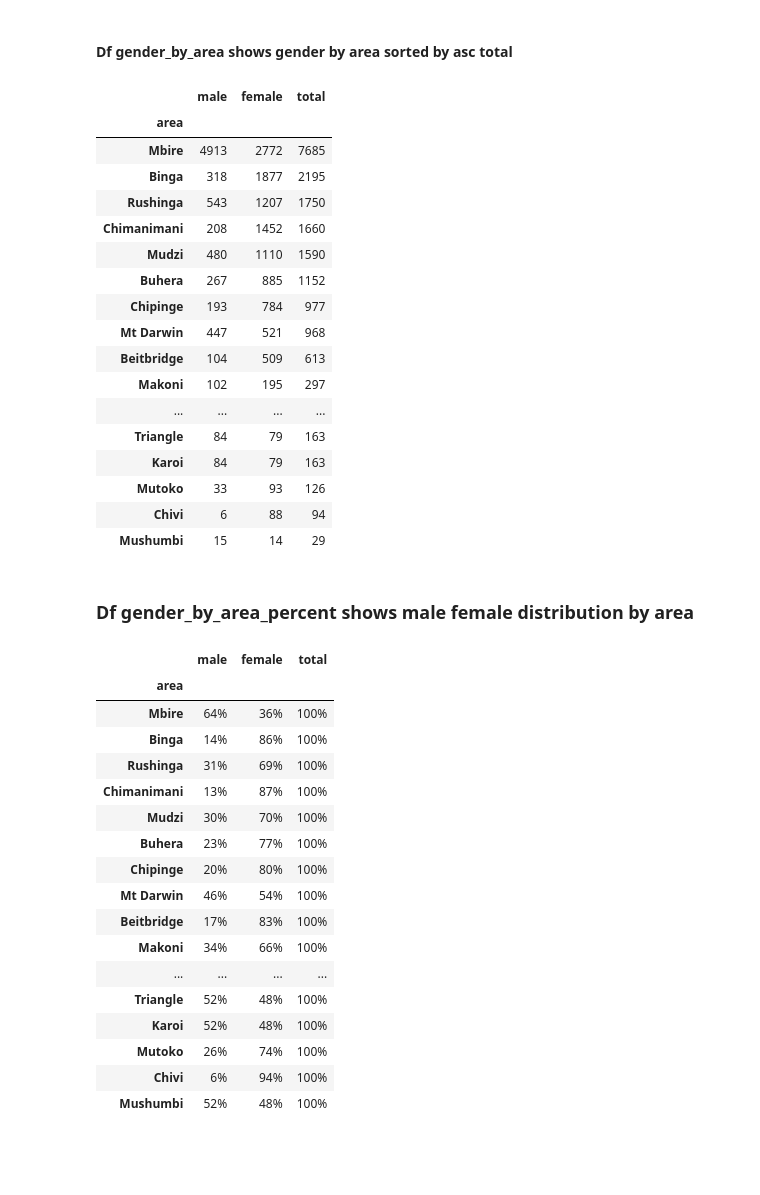
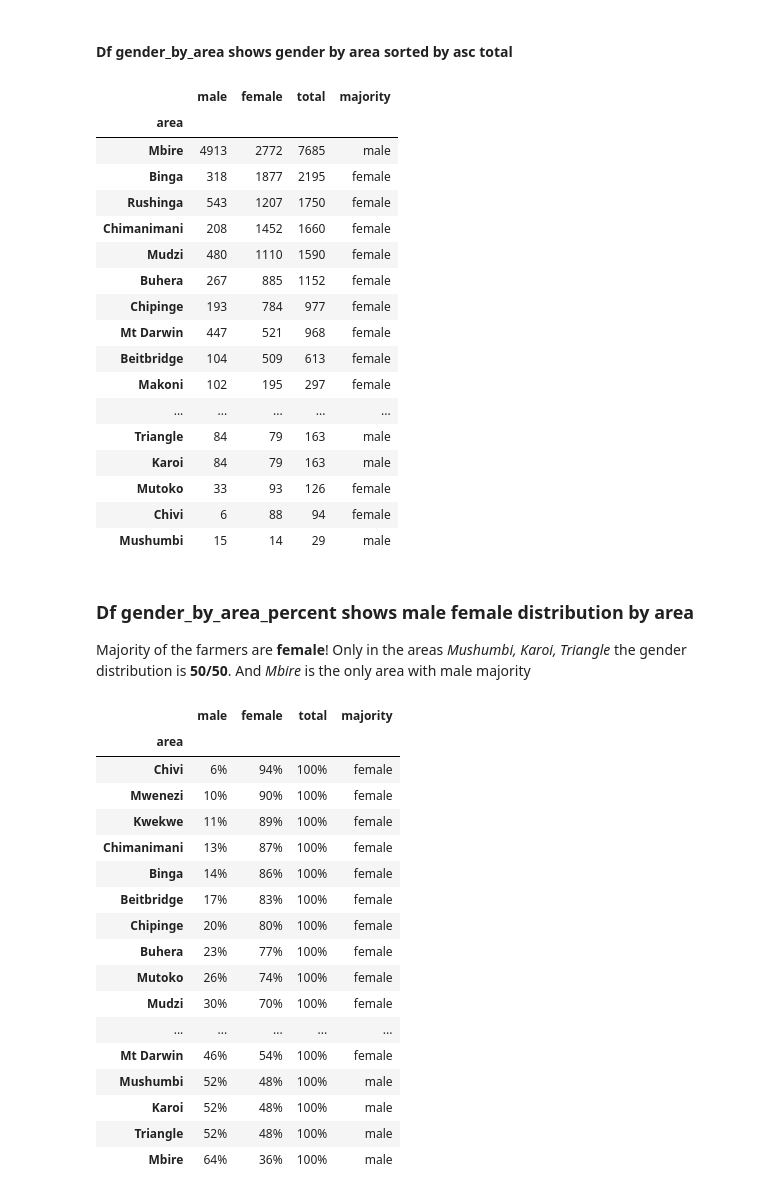
Before and after one commit to Capstone-OrganicAfrica/organic_zimbabwe_eda, a Jupyter notebook: analyze_gender_by_area.ipynb, the cells around one changed output. Drawn from its saved outputs; the diff is of its cells as text; code cells hidden in the pictures; blank space fills up the shorter version.

Commit message:
female majority of farmers

```diff
--- a/analyze_gender_by_area.ipynb
+++ b/analyze_gender_by_area.ipynb
@@ -16,33 +16,36 @@ female_by_area = farmers_df.loc[farmers_df['sex']=='female', 'area'].value_count
 # %%
 gender_by_area = male_by_area.to_frame()
 gender_by_area.columns=['male']
 gender_by_area['female'] = female_by_area
 gender_by_area.index.names = ['area']
 gender_by_area['total'] = female_by_area+male_by_area
 gender_by_area['total'] = gender_by_area['total'].astype(int)
+gender_by_area['majority'] = gender_by_area[['male','female']].idxmax(axis=1)
 gender_by_area.sort_values(by='total', ascending=False, inplace=True)
 gender_by_area
 # %% [output]
-|  | male | female | total |
-| area |  |  |  |
-| Mbire | 4913 | 2772 | 7685 |
-| Binga | 318 | 1877 | 2195 |
-| Rushinga | 543 | 1207 | 1750 |
-| Chimanimani | 208 | 1452 | 1660 |
-| Mudzi | 480 | 1110 | 1590 |
-| Buhera | 267 | 885 | 1152 |
-| Chipinge | 193 | 784 | 977 |
-| Mt Darwin | 447 | 521 | 968 |
-| Beitbridge | 104 | 509 | 613 |
-| Makoni | 102 | 195 | 297 |
-| ... | ... | ... | ... |
-| Triangle | 84 | 79 | 163 |
-| Karoi | 84 | 79 | 163 |
-| Mutoko | 33 | 93 | 126 |
-| Chivi | 6 | 88 | 94 |
-| Mushumbi | 15 | 14 | 29 |
+|  | male | female | total | majority |
+| area |  |  |  |  |
+| Mbire | 4913 | 2772 | 7685 | male |
+| Binga | 318 | 1877 | 2195 | female |
+| Rushinga | 543 | 1207 | 1750 | female |
+| Chimanimani | 208 | 1452 | 1660 | female |
+| Mudzi | 480 | 1110 | 1590 | female |
+| Buhera | 267 | 885 | 1152 | female |
+| Chipinge | 193 | 784 | 977 | female |
+| Mt Darwin | 447 | 521 | 968 | female |
+| Beitbridge | 104 | 509 | 613 | female |
+| Makoni | 102 | 195 | 297 | female |
+| ... | ... | ... | ... | ... |
+| Triangle | 84 | 79 | 163 | male |
+| Karoi | 84 | 79 | 163 | male |
+| Mutoko | 33 | 93 | 126 | female |
+| Chivi | 6 | 88 | 94 | female |
+| Mushumbi | 15 | 14 | 29 | male |
-# %% [markdown]
-### Df gender_by_area_percent shows male female distribution by area
+# %% [markdown]
+### Df gender_by_area_percent shows male female distribution by area
+
+Majority of the farmers are **female**! Only in the areas *Mushumbi, Karoi, Triangle* the gender distribution is **50/50**. And *Mbire* is the only area with male majority
 # %%
 def calc_distr(row):
      row["male"] = round(row["male"]/row["total"], 4)
@@ -54,23 +57,24 @@ gender_by_area_percent = gender_by_area.apply(calc_distr, axis=1)
 gender_by_area_percent['male'] = gender_by_area_percent['male'].transform(lambda x: '{:,.0%}'.format(x), axis=0)
 gender_by_area_percent['female'] = gender_by_area_percent['female'].transform(lambda x: '{:,.0%}'.format(x))
 gender_by_area_percent['total'] = gender_by_area_percent['total'].transform(lambda x: '{:,.0%}'.format(x))
+gender_by_area_percent.sort_values(by='female', ascending=False, inplace=True)
 gender_by_area_percent
 # %% [output]
-|  | male | female | total |
-| area |  |  |  |
-| Mbire | 64% | 36% | 100% |
-| Binga | 14% | 86% | 100% |
-| Rushinga | 31% | 69% | 100% |
-| Chimanimani | 13% | 87% | 100% |
-| Mudzi | 30% | 70% | 100% |
-| Buhera | 23% | 77% | 100% |
-| Chipinge | 20% | 80% | 100% |
-| Mt Darwin | 46% | 54% | 100% |
-| Beitbridge | 17% | 83% | 100% |
-| Makoni | 34% | 66% | 100% |
-| ... | ... | ... | ... |
-| Triangle | 52% | 48% | 100% |
-| Karoi | 52% | 48% | 100% |
-| Mutoko | 26% | 74% | 100% |
-| Chivi | 6% | 94% | 100% |
-| Mushumbi | 52% | 48% | 100% |
+|  | male | female | total | majority |
+| area |  |  |  |  |
+| Chivi | 6% | 94% | 100% | female |
+| Mwenezi | 10% | 90% | 100% | female |
+| Kwekwe | 11% | 89% | 100% | female |
+| Chimanimani | 13% | 87% | 100% | female |
+| Binga | 14% | 86% | 100% | female |
+| Beitbridge | 17% | 83% | 100% | female |
+| Chipinge | 20% | 80% | 100% | female |
+| Buhera | 23% | 77% | 100% | female |
+| Mutoko | 26% | 74% | 100% | female |
+| Mudzi | 30% | 70% | 100% | female |
+| ... | ... | ... | ... | ... |
+| Mt Darwin | 46% | 54% | 100% | female |
+| Mushumbi | 52% | 48% | 100% | male |
+| Karoi | 52% | 48% | 100% | male |
+| Triangle | 52% | 48% | 100% | male |
+| Mbire | 64% | 36% | 100% | male |
```
Also changed, not shown: 1 other file.
